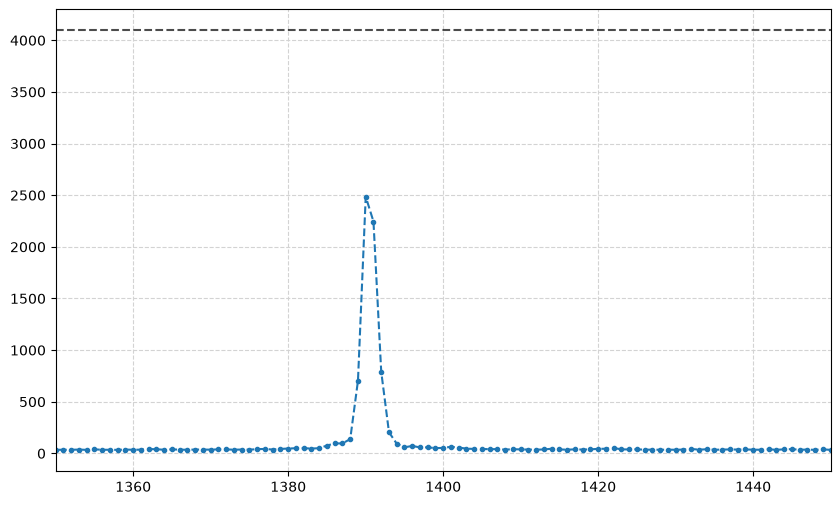
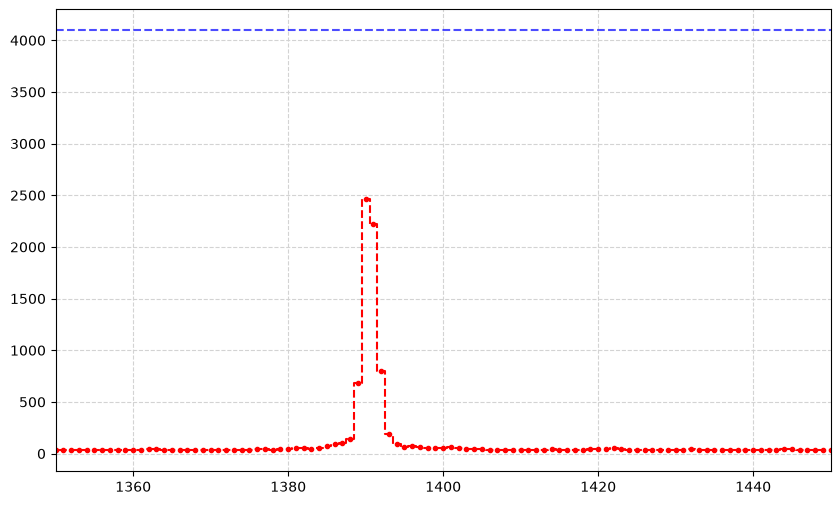
Unified diff of the notebook cell whose output changed from the first chart to the second:
--- before
+++ after
@@ -1,22 +1,27 @@
-with fits.open("laser_2/science/capture_200_20260625_172418.fits") as hdul:
-    data = hdul[0].data
+FILES = os.listdir("laser_2/science/SCIENCE") # files containing the 25 laser 200µs captures
+MAX_W, MAX_H = 1936, 1216 # detector pixels size
+YLINE = 350 # y-line detector chosen for analysis
+
+MASTER_SCIENCE = np.zeros((MAX_H,MAX_W,len(FILES)), dtype=np.float32) 
+MASTER_SCIENCE_ERR = np.zeros((MAX_H,MAX_W,len(FILES)), dtype=np.float32)
+
+for i, file in enumerate(tqdm(FILES)):
+    with fits.open(f"laser_2/science/SCIENCE/{file}") as hdul:
+        MASTER_SCIENCE[:,:,i] = hdul[0].data
+
+data = np.median(MASTER_SCIENCE,axis=2) # final science image considered as the median of each pixel across the z-axis of the dataset
+data_err = np.std(MASTER_SCIENCE,axis=2) # count error considered as the standard deviation of the averaged dataset
 
 x = np.arange(1936)
-y = data[350,:] #-  33.56 
-# plt.imshow(data)
+y = data[YLINE]
+yerr = data_err[YLINE,:]
+
 
 fig, ax = plt.subplots(figsize=(10,6))
 ax.grid(ls='--',c='lightgrey')
 # ax.set_yscale('log')
-# ax.plot(data[200,:],ls='--',marker='.')
-# ax.plot(data[400,:],ls='--',marker='.')
-ax.plot(x, y,ls='--',marker='.')
-# ax.plot(data[800,:],ls='--',marker='.')
-# ax.plot(data[1000,:],ls='--',marker='.')
-# ax.plot(data[1200,:],ls='--',marker='.')
-# ax.set_ylim(20,200)
-# ax.set_ylim(20,2500)
-# ax.set_yscale('log')
+
+ax.step(x, y,ls='--',marker='.',color='red',where='mid', linewidth=1.5)
 ax.set_xlim(1350,1450)
 # ax.set_xlim(1250,1500)
-ax.axhline(y=4096,ls='--',color='black',alpha=0.7)
+ax.axhline(y=4096,ls='--',color='blue',alpha=0.7)

Commit: Updated mapping pipeline with 2D mapping of FWHM across detector